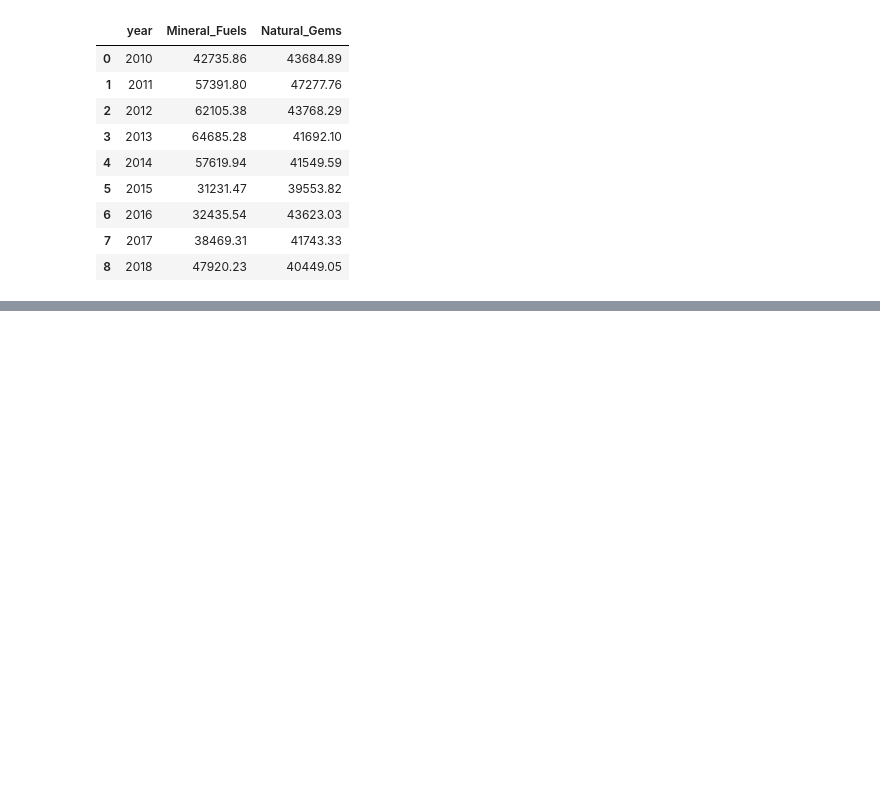
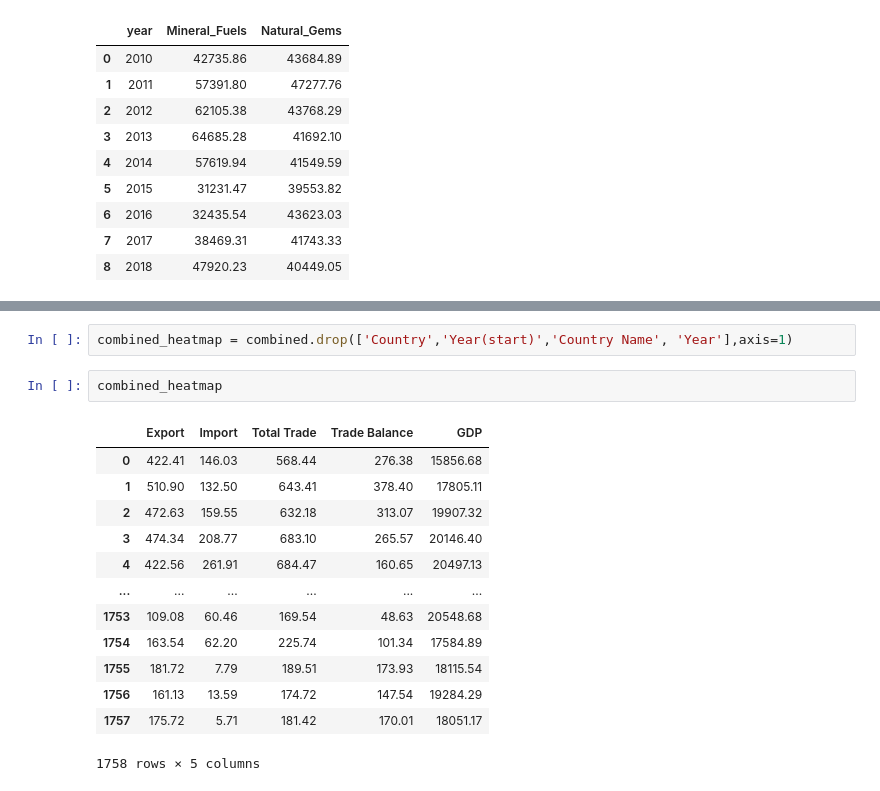
Before and after one commit to Nuka-Rishitha/2022Spring_Finals, a Jupyter notebook: NukaRishitha-AayushaSheregar-FinalProject1 (1).ipynb, the cells around one changed output, grey strips where cells are left out. Cells and saved outputs as stored; diff of their text form; blank space fills up the shorter version.

```diff
--- a/NukaRishitha-AayushaSheregar-FinalProject1 (1).ipynb
+++ b/NukaRishitha-AayushaSheregar-FinalProject1 (1).ipynb
@@ -659,0 +678,18 @@ plt.show()
+# %%
+combined_heatmap = combined.drop(['Country','Year(start)','Country Name', 'Year'],axis=1)
+# %%
+combined_heatmap
+# %% [output]
+|  | Export | Import | Total Trade | Trade Balance | GDP |
+| 0 | 422.41 | 146.03 | 568.44 | 276.38 | 15856.68 |
+| 1 | 510.90 | 132.50 | 643.41 | 378.40 | 17805.11 |
+| 2 | 472.63 | 159.55 | 632.18 | 313.07 | 19907.32 |
+| 3 | 474.34 | 208.77 | 683.10 | 265.57 | 20146.40 |
+| 4 | 422.56 | 261.91 | 684.47 | 160.65 | 20497.13 |
+| ... | ... | ... | ... | ... | ... |
+| 1753 | 109.08 | 60.46 | 169.54 | 48.63 | 20548.68 |
+| 1754 | 163.54 | 62.20 | 225.74 | 101.34 | 17584.89 |
+| 1755 | 181.72 | 7.79 | 189.51 | 173.93 | 18115.54 |
+| 1756 | 161.13 | 13.59 | 174.72 | 147.54 | 19284.29 |
+| 1757 | 175.72 | 5.71 | 181.42 | 170.01 | 18051.17 |
+1758 rows × 5 columns
```
Also changed, not shown: parts of 7 cells of this notebook.
